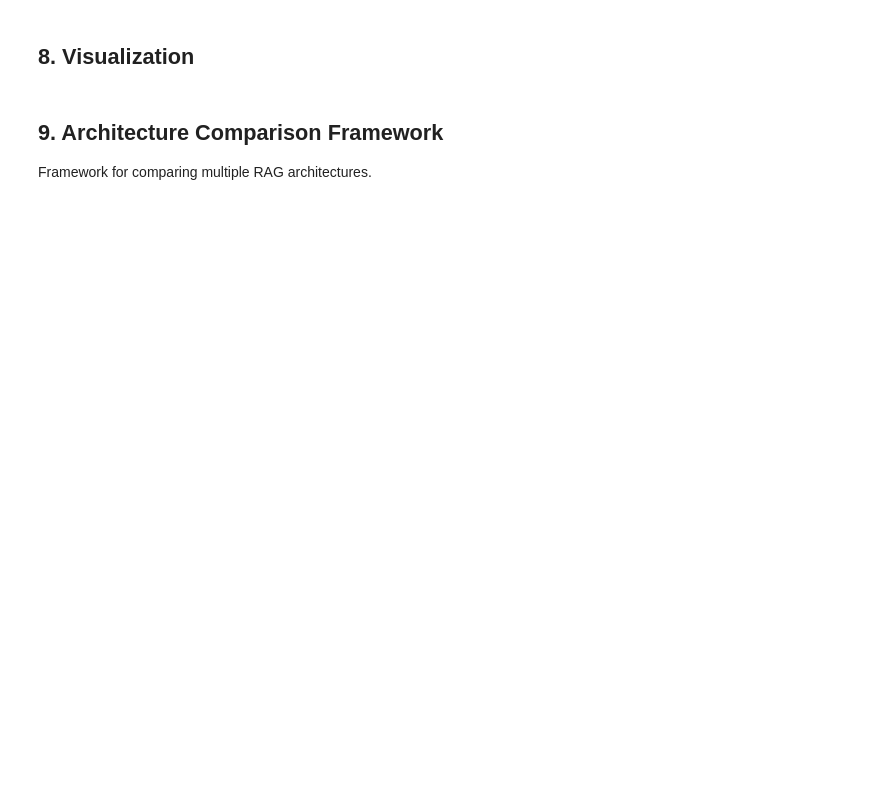
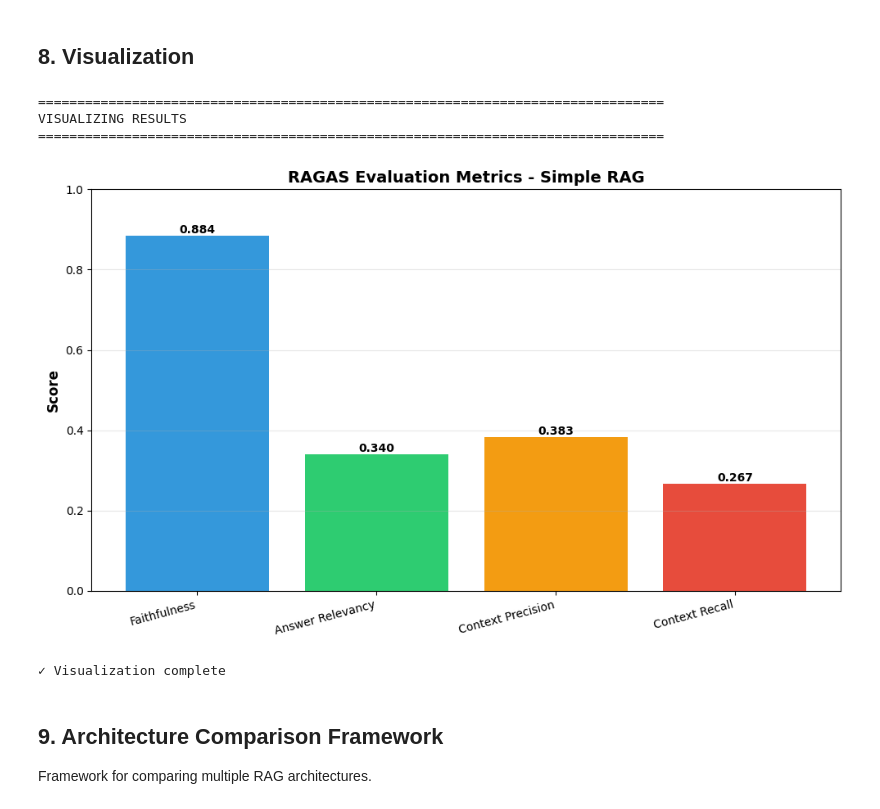
Before and after one commit to gianlucamazza/langchain-rag-tutorial, a Jupyter notebook: notebooks/advanced_architectures/16_evaluation_ragas.ipynb, the cells around one changed output. Saved outputs shown, nothing was run; the diff lists cells and outputs as text; code cells hidden in the pictures; blank space fills up the shorter version.

Commit message:
completed notebooks, fixed pylance and import errors.

```diff
--- a/notebooks/advanced_architectures/16_evaluation_ragas.ipynb
+++ b/notebooks/advanced_architectures/16_evaluation_ragas.ipynb
@@ -297,6 +425,7 @@ if RAGAS_AVAILABLE:
     # Group by category
     metrics = ['faithfulness', 'answer_relevancy', 'context_precision', 'context_recall']
 
+    print("\n" + "=" * 80)
     print("\nAverage scores by category:\n")
     for category in df['category'].unique():
         cat_df = df[df['category'] == category]
@@ -306,3 +435,5 @@ if RAGAS_AVAILABLE:
             if metric in cat_df.columns:
                 avg_score = cat_df[metric].mean()
                 print(f"  • {metric}: {avg_score:.4f}")
+            else:
+                print(f"  • {metric}: Not found in DataFrame")
@@ -335,37 +502,42 @@ if RAGAS_AVAILABLE:
     print_section_header("Visualizing Results")
 
     import matplotlib.pyplot as plt
-    import numpy as np
 
     # Bar chart of metrics
     fig, ax = plt.subplots(figsize=(10, 6))
 
     metric_names = []
     metric_scores = []
 
     for metric in metrics:
         if metric in df.columns:
             metric_names.append(metric.replace('_', ' ').title())
             metric_scores.append(df[metric].mean())
 
     bars = ax.bar(metric_names, metric_scores, color=['#3498db', '#2ecc71', '#f39c12', '#e74c3c'])
     ax.set_ylim(0, 1)
     ax.set_ylabel('Score', fontsize=12, fontweight='bold')
     ax.set_title('RAGAS Evaluation Metrics - Simple RAG', fontsize=14, fontweight='bold')
     ax.grid(axis='y', alpha=0.3)
 
     # Add value labels on bars
     for bar in bars:
         height = bar.get_height()
         ax.text(bar.get_x() + bar.get_width()/2., height,
-                f'{height:.3f}',
+                '{:.3f}'.format(height),
                 ha='center', va='bottom', fontweight='bold')
 
     plt.xticks(rotation=15, ha='right')
     plt.tight_layout()
     plt.show()
 
     print("\n✓ Visualization complete")
+# %% [output]
+================================================================================
+VISUALIZING RESULTS
+================================================================================
+[figure, added]
+✓ Visualization complete
 # %% [markdown]
 ## 9. Architecture Comparison Framework
 
```
Also changed, not shown: parts of 10 cells of this notebook, 9 other files.
